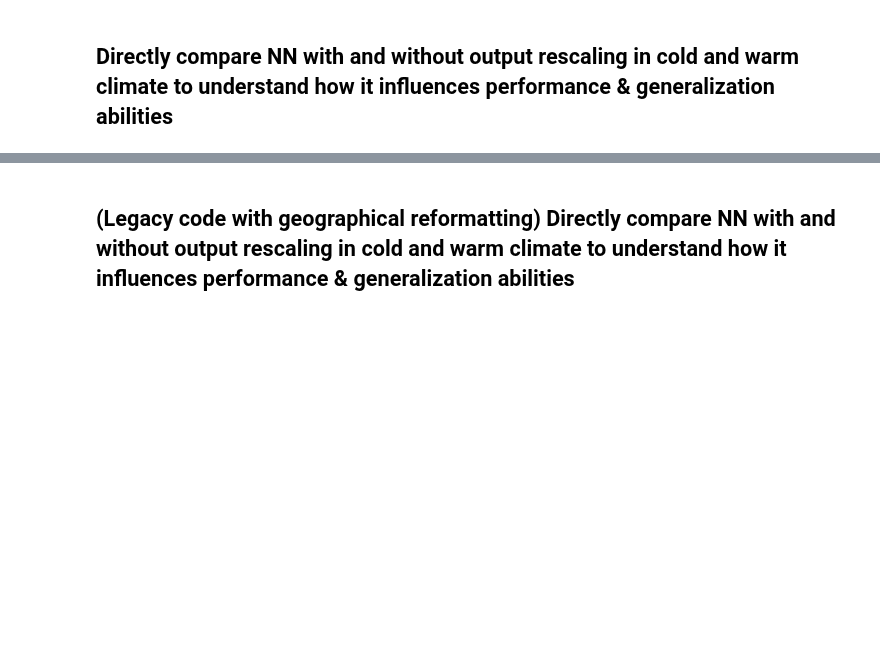
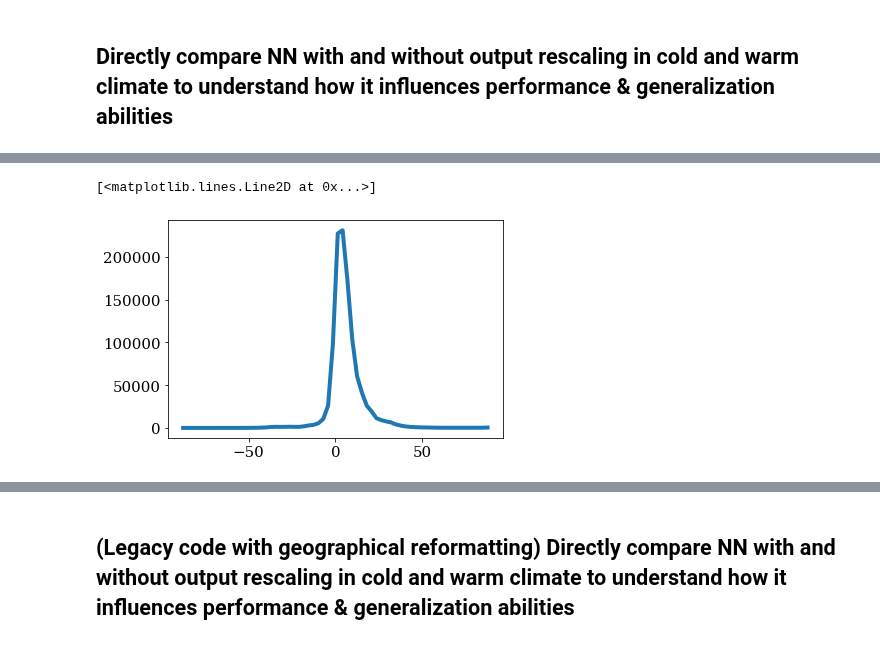
Before and after one commit to BradleyStanleyClamp/CBRAIN-CAM-MLINV, a Jupyter notebook: notebooks/tbeucler_devlog/068_Quantile_Mapping_Pre_vs_Post_Processing.ipynb, the cells around one changed output, grey strips where cells are left out. Saved outputs shown, nothing was run; the diff lists cells and outputs as text; code cells hidden in the pictures; blank space fills up the shorter version.

Commit message:
Finished Cl Inv appendices figures

```diff
--- a/notebooks/tbeucler_devlog/068_Quantile_Mapping_Pre_vs_Post_Processing.ipynb
+++ b/notebooks/tbeucler_devlog/068_Quantile_Mapping_Pre_vs_Post_Processing.ipynb
@@ -965,19 +975,27 @@ b_random = np.random.choice(np.linspace(0,5700,5701),size=((Nbatches,)),replace=
 MSE = {}
 INP = {}
 VAR = {}
+MSE_map = {}
+VAR_map = {}
+PRD_map = {}
 # %%
-for idataset,dataset in enumerate(['AQ-4K','AQ+4K','RG']):
+for idataset,dataset in enumerate(['AQ-4K','AQ+4K']):
     print('idataset=',idataset,' & dataset=',dataset)
     MSE[dataset] = {}; INP[dataset] = {}; VAR[dataset] = {};
+    MSE_map[dataset] = {}; VAR_map[dataset] = {}; PRD_map[dataset] = {};
 
-    for itype,modeltype in enumerate(['I','IO']):
+    for itype,modeltype in enumerate(['BF','I','IO','IQM']):
         print ('itype=',itype,' & modeltype=',modeltype)
 
-        if modeltype=='I':
+        if modeltype=='I' or modeltype=='IQM':
             model = NN_I
             if dataset=='AQ-4K': train_gen = train_gen_I
             elif dataset=='AQ+4K': train_gen = test_diffclimate_gen_I
             elif dataset=='RG': train_gen = test_diffgeog_gen_I
+        elif modeltype=='BF':
+            model = NN
+            if dataset=='AQ-4K': train_gen = train_gen_BF
+            elif dataset=='AQ+4K': train_gen = test_diffclimate_gen_BF
         elif modeltype=='IO':
             model = NN_IO
             if dataset=='AQ-4K': train_gen = train_gen_IO
@@ -991,20 +1009,46 @@ for idataset,dataset in enumerate(['AQ-4K','AQ+4K','RG']):
             tru = train_gen[ib][1]
             prd = model.predict_on_batch(inp)
 
+            if modeltype=='IQM' and dataset=='AQ+4K':
+                prdI_quantile_m4K = physical_to_quantile(prd,pdf_m4K['PERC_array'][:,i0['PHQ']:],quantile_array,scale_dict0)
+                prd = quantile_to_physical(prdI_quantile_m4K,pdf_p4K['PERC_array'][:,i0['PHQ']:],quantile_array,scale_dict0)
+            elif modeltype=='IO':
+                if dataset=='AQ-4K':
+                    prd = quantile_to_physical(prd,pdf_m4K['PERC_array'][:,i0['PHQ']:],quantile_array,scale_dict0)
+                    tru = quantile_to_physical(tru,pdf_m4K['PERC_array'][:,i0['PHQ']:],quantile_array,scale_dict0)
+                elif dataset=='AQ+4K':
+                    prd = quantile_to_physical(prd,pdf_p4K['PERC_array'][:,i0['PHQ']:],quantile_array,scale_dict0)
+                    tru = quantile_to_physical(tru,pdf_p4K['PERC_array'][:,i0['PHQ']:],quantile_array,scale_dict0)
+
+#                 # Bias-correcting IO
+#                 ISO_IO = np.argsort(prd,axis=1)
+#                 prd = ISO_IO-np.min(ISO_IO.flatten())/(np.max(ISO_IO.flatten())-np.min(ISO_IO.flatten()))
+#                 #PDF_IO = np.histogram(a=PRD_IO.flatten(),bins=100,density=True)
+
             inp_geo = np.reshape(inp,(64,128,inp.shape[1],1))
             prd_geo = np.reshape(prd,(64,128,prd.shape[1]))
             tru_geo = np.reshape(tru,(64,128,tru.shape[1]))
 
             mse = np.expand_dims(np.mean((tru_geo-prd_geo)**2,axis=2),axis=2)
-            var = np.expand_dims(np.var(prd_geo,axis=2),axis=2)
+            var = np.expand_dims(np.var(tru_geo,axis=2),axis=2)
 
             if ibatch==0:
                 MSE[dataset][modeltype] = mse;
                 VAR[dataset][modeltype] = var;
                 INP[dataset][modeltype] = inp_geo;
+                MSE_map[dataset][modeltype] = (tru_geo[:,:,[iout]]-prd_geo[:,:,[iout]])**2;
+                VAR_map[dataset][modeltype] = tru_geo[:,:,[iout]]
+                PRD_map[dataset][modeltype] = prd_geo[:,:,[iout]]
             else:
                 MSE[dataset][modeltype] = np.concatenate((MSE[dataset][modeltype],mse),axis=2)
                 VAR[dataset][modeltype] = np.concatenate((VAR[dataset][modeltype],var),axis=2)
                 INP[dataset][modeltype] = np.concatenate((INP[dataset][modeltype],inp_geo),axis=3)
+                MSE_map[dataset][modeltype] = np.concatenate((MSE_map[dataset][modeltype],
+                                                             (tru_geo[:,:,[iout]]-prd_geo[:,:,[iout]])**2),
+                                                             axis=2)
+                VAR_map[dataset][modeltype] = np.concatenate((VAR_map[dataset][modeltype],
+                                                             tru_geo[:,:,[iout]]),axis=2)
+                PRD_map[dataset][modeltype] = np.concatenate((PRD_map[dataset][modeltype],
+                                                             prd_geo[:,:,[iout]]),axis=2)
 # %% [output]
 idataset= 0  & dataset= AQ-4K
@@ -1019,0 +1149,5 @@ ibatch= 4 / 4  & ib 1056
+# %%
+plt.plot(coor.lat,np.mean(MSE_map['AQ+4K']['BF'],axis=(1,2)))
+# %% [output]
+[<matplotlib.lines.Line2D at 0x...>]
+[figure, added]
```
Also changed, not shown: parts of 27 cells of this notebook.
